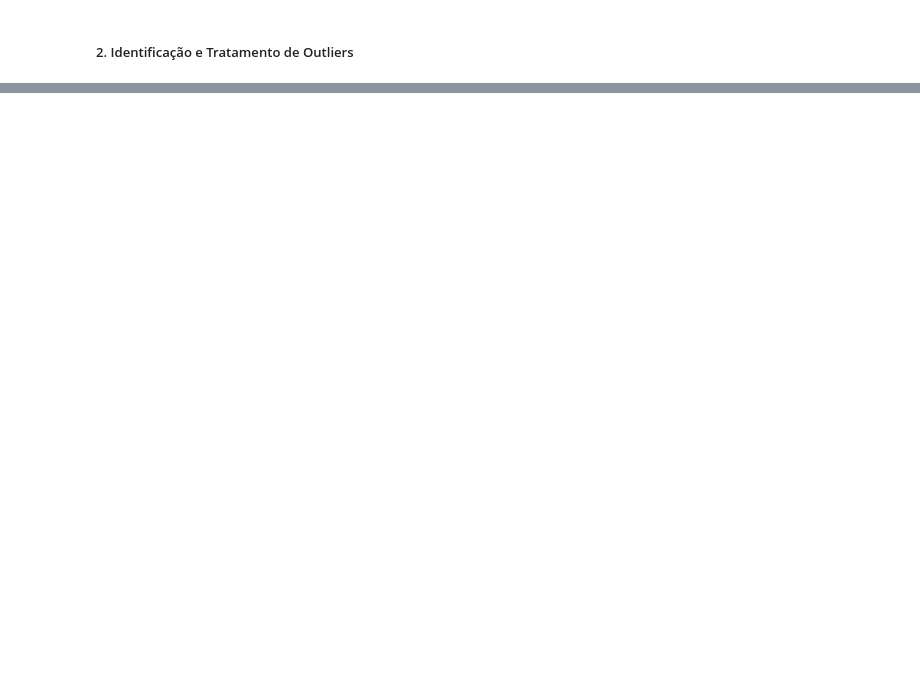
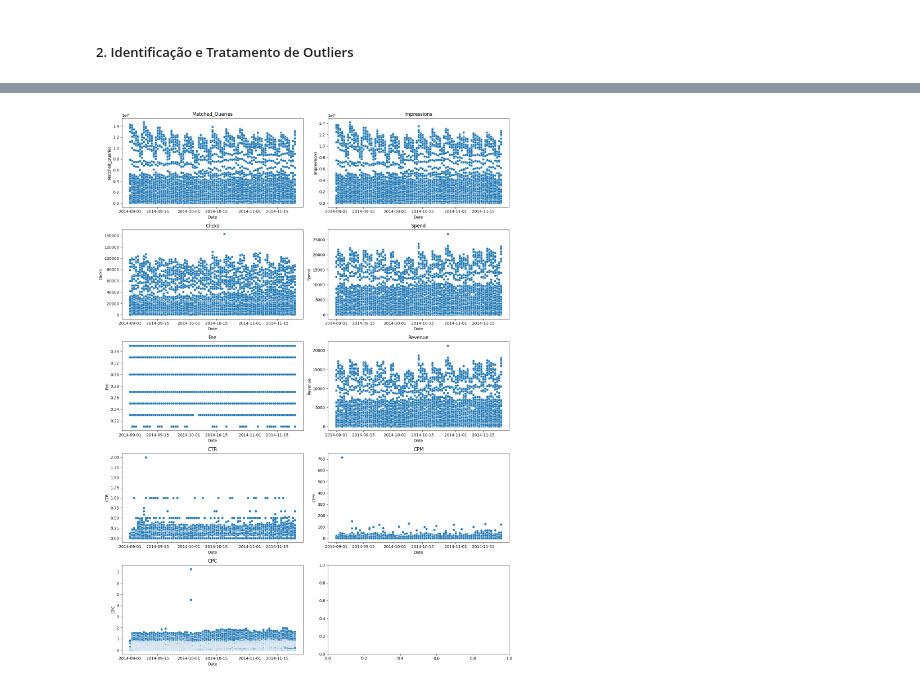
Before and after one commit to Sirius-146/projetoV_ifoodtech, a Jupyter notebook: projeto_ifoodtechV.ipynb, the cells around one changed output, grey strips where cells are left out. Saved outputs shown, nothing was run; the diff lists cells and outputs as text; code cells hidden in the pictures; blank space fills up the shorter version.

```diff
--- a/projeto_ifoodtechV.ipynb
+++ b/projeto_ifoodtechV.ipynb
@@ -210,0 +211,14 @@ plt.show()
+# %%
+#visualizando distribuição das variáveis quantitativas - Scatter plot
+
+colunas_numericas = df_1_quantitative.columns
+
+fig, axes = plt.subplots(nrows=5, ncols=2, figsize=(15, 20))
+for n, variaveis in enumerate(colunas_numericas):
+    sns.scatterplot(x= df_1["Date"], y=df_1[variaveis], ax=axes[n//2, n%2])
+    axes[n//2, n%2].set_title(variaveis)
+
+plt.tight_layout()
+plt.show()
+# %% [output]
+[figure, added]
```
Also changed, not shown: parts of 20 cells of this notebook.
